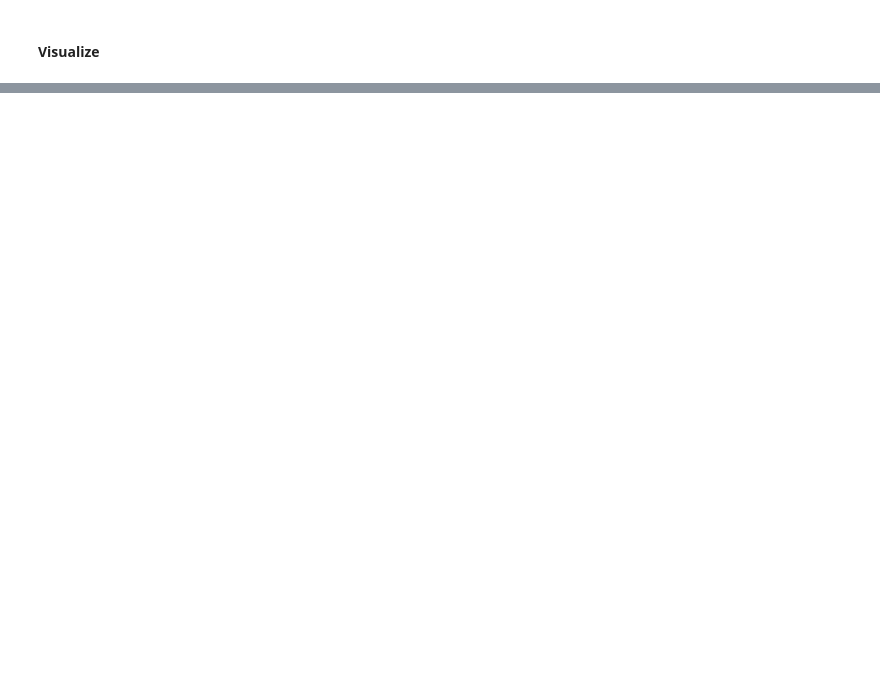
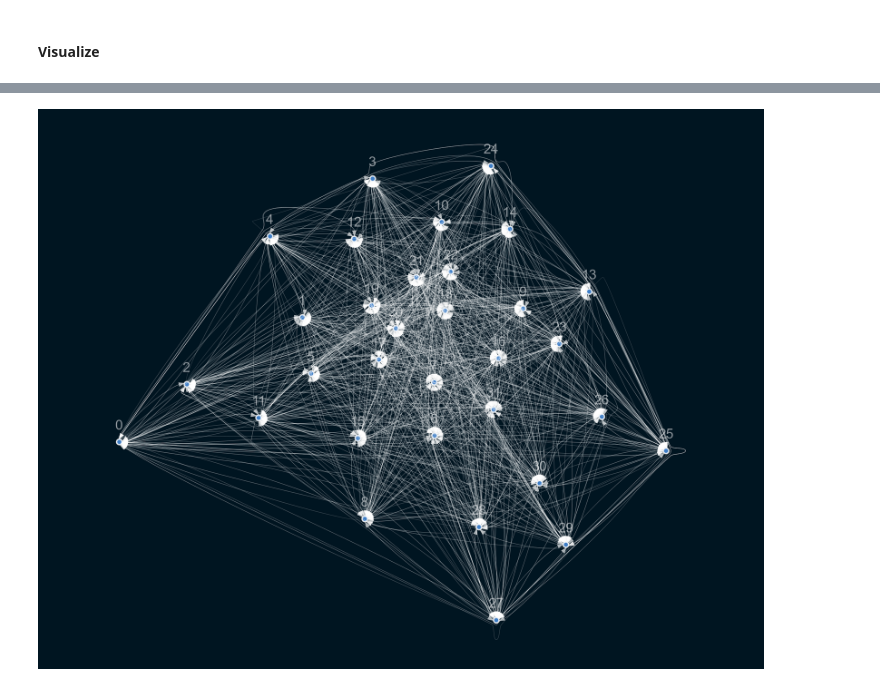
Before and after one commit to kpi-maximisation/creative_optimization, a Jupyter notebook: notebooks/causal_learning.ipynb, the cells around one changed output, grey strips where cells are left out. Drawn from its saved outputs; the diff is of its cells as text; code cells hidden in the pictures; blank space fills up the shorter version.

```diff
--- a/notebooks/causal_learning.ipynb
+++ b/notebooks/causal_learning.ipynb
@@ -50,0 +149,5 @@ df = clean_dataset(df)
+# %%
+cols = ['cta_start_x', 'cta_start_y', 'cta_end_x', 'cta_end_y',
+       'cta_height', 'cta_width',]
+df.drop(cols, inplace=True, axis=1)
+df.info()
@@ -50,0 +172,2 @@ df = clean_dataset(df)
+# %%
+df_1 = df.copy()
@@ -50,0 +194,4 @@ df = clean_dataset(df)
+# %%
+val = {}
+for i,col in df_1.columns.tolist():
+    val[i] = col
@@ -50,0 +215,2 @@ df = clean_dataset(df)
+# %%
+df = df_1.copy()
@@ -98,6 +264,7 @@ viz = plot_structure(
     graph_attributes={"scale": "0.5"},
     all_node_attributes=NODE_STYLE.WEAK,
     all_edge_attributes=EDGE_STYLE.WEAK,
-    prog='dot',
+    prog='fdp',
 )
 Image(viz.draw(format='png'))
+# %% [output]
@@ -103,0 +288 @@ Image(viz.draw(format='png'))
+[figure, added]
```
Also changed, not shown: parts of 25 cells of this notebook, 1 other file.
